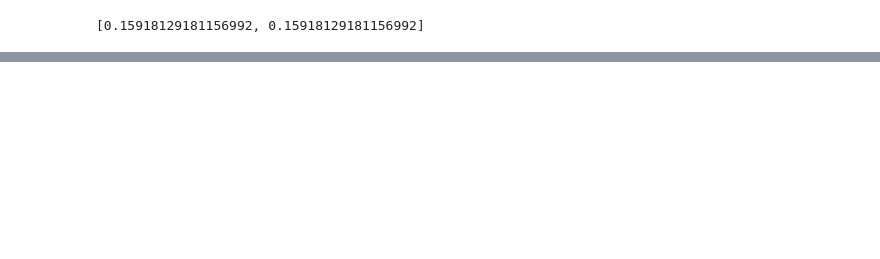
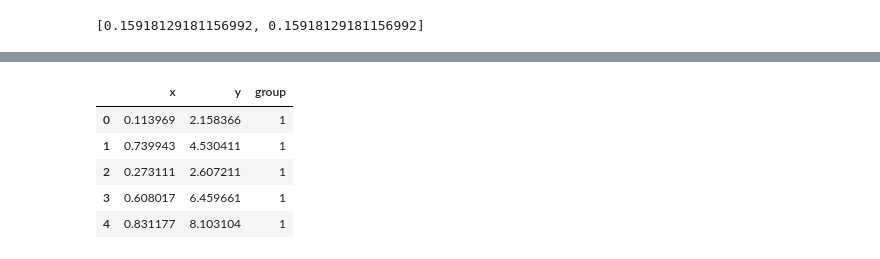
Before and after one commit to noallynoclan/colab, a Jupyter notebook: distributions.ipynb, the cells around one changed output, grey strips where cells are left out. Cells and saved outputs as stored; diff of their text form; code cells hidden in the pictures; blank space fills up the shorter version.

```diff
--- a/distributions.ipynb
+++ b/distributions.ipynb
@@ -43,0 +209,31 @@ ztests([[5, 12], [5, 12]], [[83, 99], [83, 99]])
+# %%
+def generate_dataset(n_samples=100, uplift=0):
+    x = np.random.uniform(low=0, high=1, size=n_samples*2)
+    y = (
+        + 10 * np.abs(x - 0.25)
+        + 2 * np.sin((x * 5) * 2 * np.pi)
+        + np.random.normal(size=n_samples*2)
+    )
+
+    assignment = [1] * n_samples + [0] * n_samples
+    np.random.shuffle(assignment)
+
+    samples = pd.DataFrame({
+        "x": x,
+        "y": y,
+        "group": assignment
+    })
+
+    samples.loc[lambda df: df.group == 1, "y"] += uplift
+
+    return samples
+
+ds = generate_dataset(n_samples=1000, uplift=1)
+ds.head()
+# %% [output]
+|  | x | y | group |
+| 0 | 0.113969 | 2.158366 | 1 |
+| 1 | 0.739943 | 4.530411 | 1 |
+| 2 | 0.273111 | 2.607211 | 1 |
+| 3 | 0.608017 | 6.459661 | 1 |
+| 4 | 0.831177 | 8.103104 | 1 |
```
Also changed, not shown: parts of 12 cells of this notebook.
